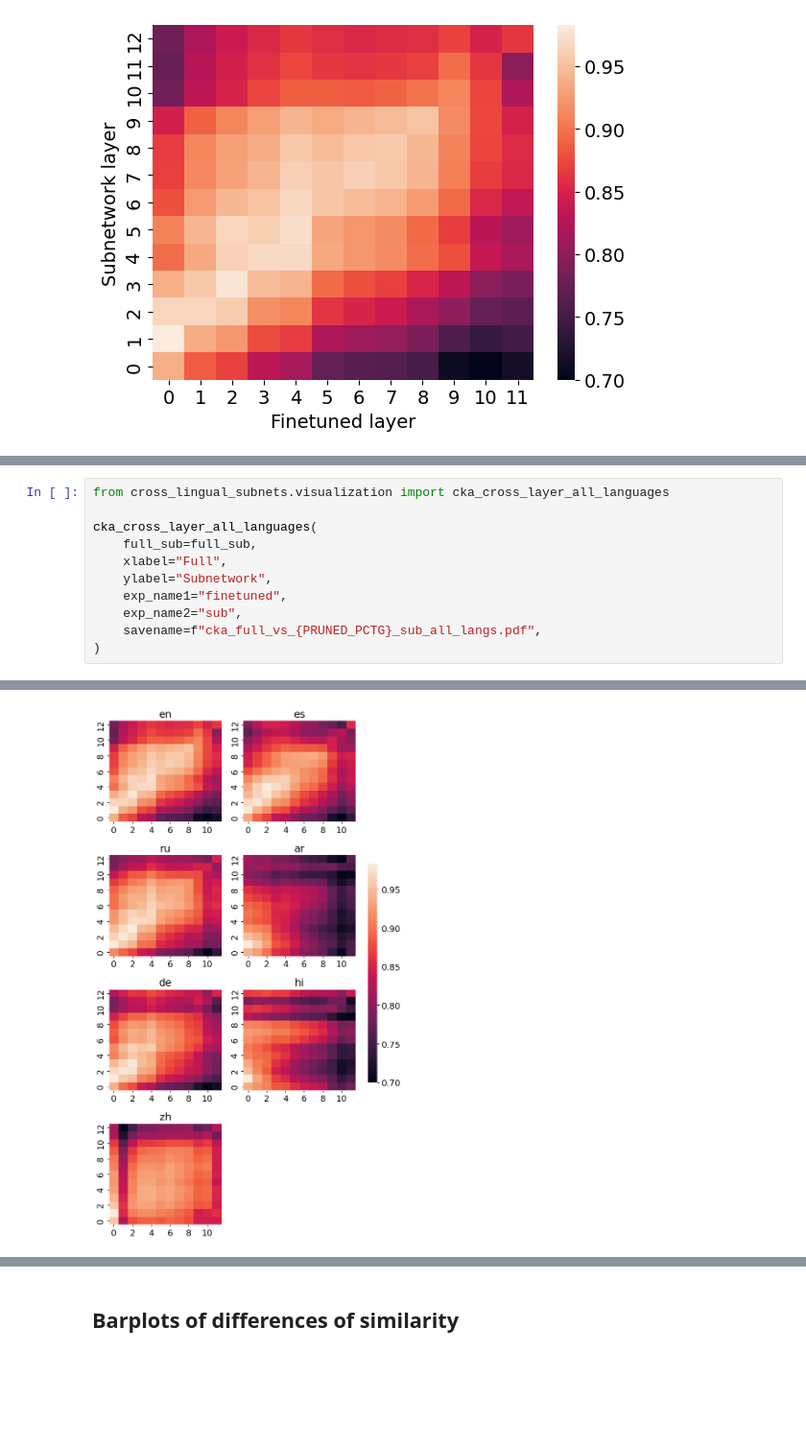
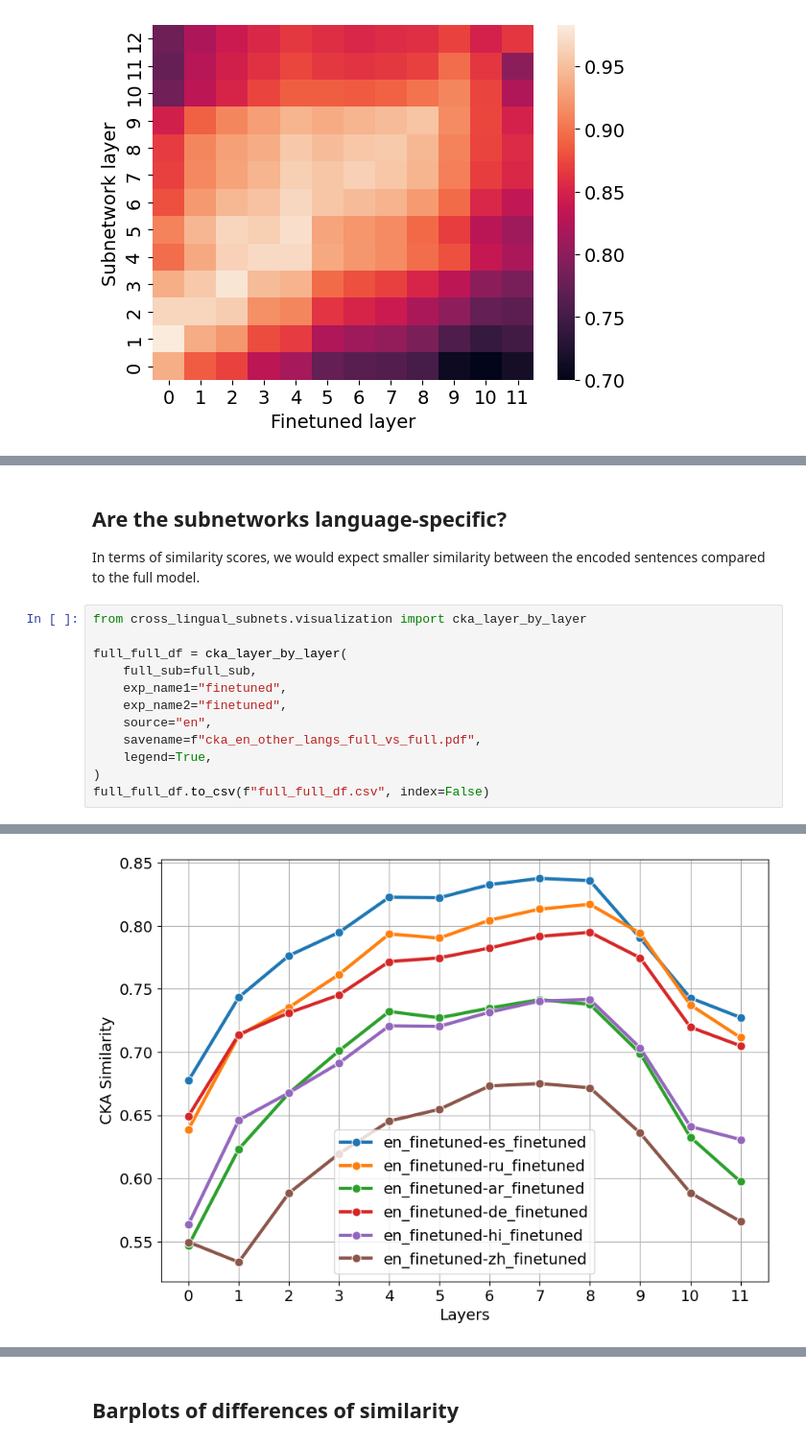
Before and after one commit to MaxBelitsky/cross-lingual-subnetworks, a Jupyter notebook: scripts/cka.ipynb, the cells around one changed output, grey strips where cells are left out. Shown at 96% size. Saved outputs shown, nothing was run; the diff lists cells and outputs as text; blank space fills up the shorter version.

Commit message:
feat: upload figures for 50 percent pruned models

```diff
--- a/scripts/cka.ipynb
+++ b/scripts/cka.ipynb
@@ -107,12 +234,17 @@ cka_cross_layer(
+# %% [markdown]
+## Are the subnetworks language-specific?
+
+In terms of similarity scores, we would expect smaller similarity between the encoded sentences compared to the full model.
 # %%
-from cross_lingual_subnets.visualization import cka_cross_layer_all_languages
+from cross_lingual_subnets.visualization import cka_layer_by_layer
 
-cka_cross_layer_all_languages(
+full_full_df = cka_layer_by_layer(
     full_sub=full_sub,
-    xlabel="Full",
-    ylabel="Subnetwork",
     exp_name1="finetuned",
-    exp_name2="sub",
-    savename=f"cka_full_vs_{PRUNED_PCTG}_sub_all_langs.pdf",
+    exp_name2="finetuned",
+    source="en",
+    savename=f"cka_en_other_langs_full_vs_full.pdf",
+    legend=True,
 )
+full_full_df.to_csv(f"full_full_df.csv", index=False)
 # %% [output]
@@ -133 +251 @@ cka_cross_layer_all_languages(
-[figure, old version]
+[figure, new version]
```
Also changed, not shown: parts of 43 cells of this notebook, 37 other files.
